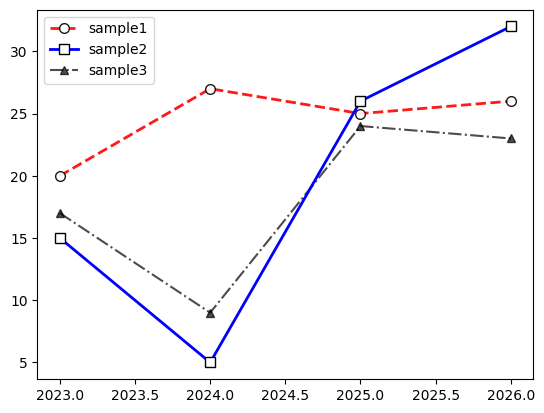
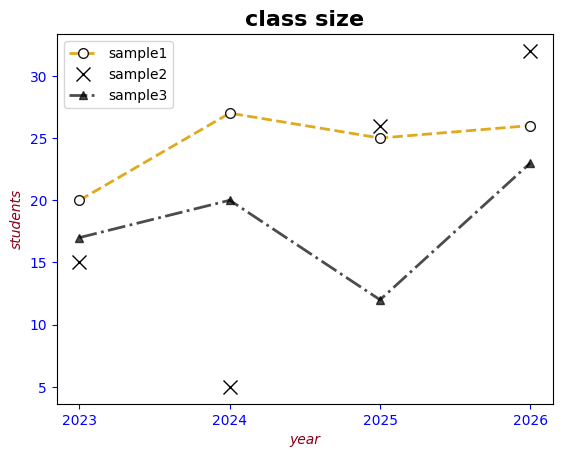
The change to this notebook cell's code, shown as a diff; its figure went from the first image to the second:
--- before
+++ after
@@ -2,21 +2,37 @@
 y1 = [20,27,25,26]
 y2 = [15,5,26,32]
-y3 = [17,9,24,23]
+y3 = [17,20,12,23]
 
+plt.title('class size',
+          fontsize=16,
+          fontweight='bold',
+          color='black')
 
+plt.xlabel('year',
+           fontsize=10,
+           color='#870017',
+           fontstyle='italic')
 
-line_style = dict(c='blue',
-                  lw=2,
-                  ls='-',
-                  marker='s',
-                  ms=7,
-                  mfc='white',
+plt.ylabel('students',
+           color='#870017',
+           fontsize=10,
+           fontstyle='italic')
+
+line_style = dict(c='#040169',
+                  ls='None',
+                  marker='x',
+                  ms=10,
+                  mfc='black',
                   mec='black',
                   alpha=1,
                   zorder=3)
 
-plot1 = plt.plot(x, y1, c='red',lw=2,ls='--',marker='o',ms=7,mfc='white',mec='black',label='sample1',alpha=0.9, drawstyle='default',zorder=1)
+plt.xticks(x)
+plt.tick_params(axis='both',
+                colors='blue')
+
+plot1 = plt.plot(x, y1, c='#dea004',lw=2,ls='--',marker='o',ms=7,mfc='white',mec='black',label='sample1',alpha=0.9, drawstyle='default',zorder=1)
 plot2 = plt.plot(x,y2,**line_style,label='sample2')
-plot3 = plt.plot(x,y3,'k^-.',alpha=0.7,zorder=2,label='sample3')
+plot3 = plt.plot(x,y3,'k^-.',alpha=0.7,zorder=2,label='sample3',lw=2)
 
 plt.legend()

Commit: labels, ticks and title